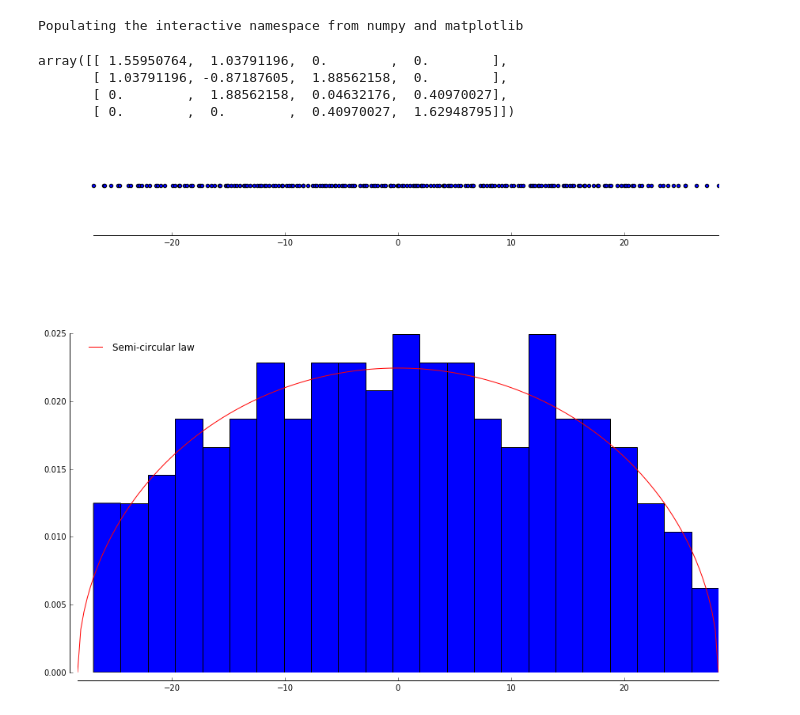
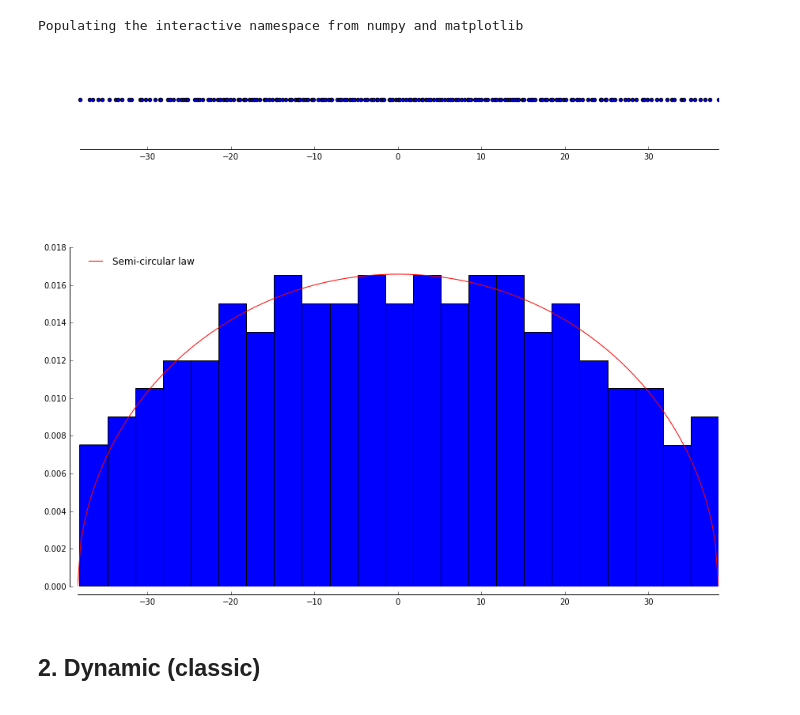
Before and after one commit to MinGao1314/dbm, a Jupyter notebook: beta_ensemble/beta_hermite_gaussian_ensembles.ipynb, the cells around one changed output. Cells and saved outputs as stored; diff of their text form; code cells hidden in the pictures.

```diff
--- a/beta_ensemble/beta_hermite_gaussian_ensembles.ipynb
+++ b/beta_ensemble/beta_hermite_gaussian_ensembles.ipynb
@@ -38,9 +40,6 @@ def sc_law(x,R=1):
     return 2/(pi*R**2) * np.sqrt(R**2 - x**2)
 # %% [output]
 Populating the interactive namespace from numpy and matplotlib
-# %%
-dim = 4
-beta = 1
 # %%
 def beta_Hermite_Gaussian_ensemble(dim, beta):
     diag = np.diag(np.random.randn(dim))
@@ -53,44 +64,39 @@ def beta_Hermite_Gaussian_ensemble(dim, beta):
-# %%
-beta_Hermite_Gaussian_ensemble(dim, beta)
-# %% [output]
-array([[ 1.55950764,  1.03791196,  0.        ,  0.        ],
-       [ 1.03791196, -0.87187605,  1.88562158,  0.        ],
-       [ 0.        ,  1.88562158,  0.04632176,  0.40970027],
-       [ 0.        ,  0.        ,  0.40970027,  1.62948795]])
 # %%
 # Eigenvalues sample
 N = 200
-eigenvalues_samples = np.linalg.eigvalsh(beta_Hermite_Gaussian_ensemble(N, beta))
+eigenvalues_samples = np.linalg.eigvalsh(beta_Hermite_Gaussian_ensemble(N, 2))
 # %%
 fig = plt.figure(figsize=(15,12))
 fig.subplots_adjust(hspace=.5)
 gs = gridspec.GridSpec(2, 1, height_ratios=[1, 4])
 ax0 = plt.subplot(gs[0])
 
 ax0.scatter(eigenvalues_samples, np.zeros((N,)))
 adjust_spines(ax0, ['bottom'])
 plt.savefig('beta_hermite_eigenvalues.png', bbox_inches='tight')
 
 # Distribution of the eigen values
 # Histo
 num_bins = 23
 ax1 = plt.subplot(gs[1], sharex=ax0)
 ax1.hist(eigenvalues_samples, num_bins, normed=1)
 
 # Semi circle law
 sc_nb_points = 200
 x=np.linspace(-max(eigenvalues_samples),max(eigenvalues_samples),sc_nb_points)
 ax1.plot(x,sc_law(x,R=max(eigenvalues_samples)),'red', label=r'Semi-circular law')
 
 # Plot options
-ax1.set_xlim([-1*max(eigenvalues_samples), 1*max(eigenvalues_samples)])
+ax1.set_xlim([-max(eigenvalues_samples), max(eigenvalues_samples)])
 plt.subplots_adjust(left=0.15)
 ax1.legend(loc='upper left', frameon=False)
 
 adjust_spines(ax1, ['left', 'bottom'])
 plt.savefig('beta_hermite_eigenvalues.png', bbox_inches='tight')
 # %% [output]
-[figure, old version]
+[figure, new version]
+# %% [markdown]
+## 2. Dynamic (classic)
 # %%
 class beta_hermite_dpp:
     def __init__(self, n_traj, n_samples, tf, beta, rescaling=False):
```
Also changed, not shown: parts of 10 cells of this notebook, 20 other files.
